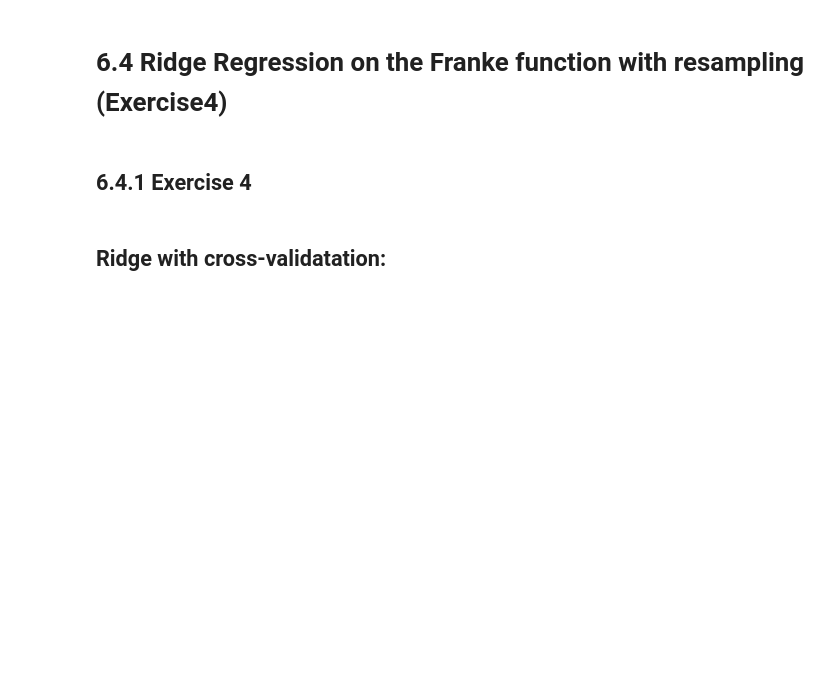
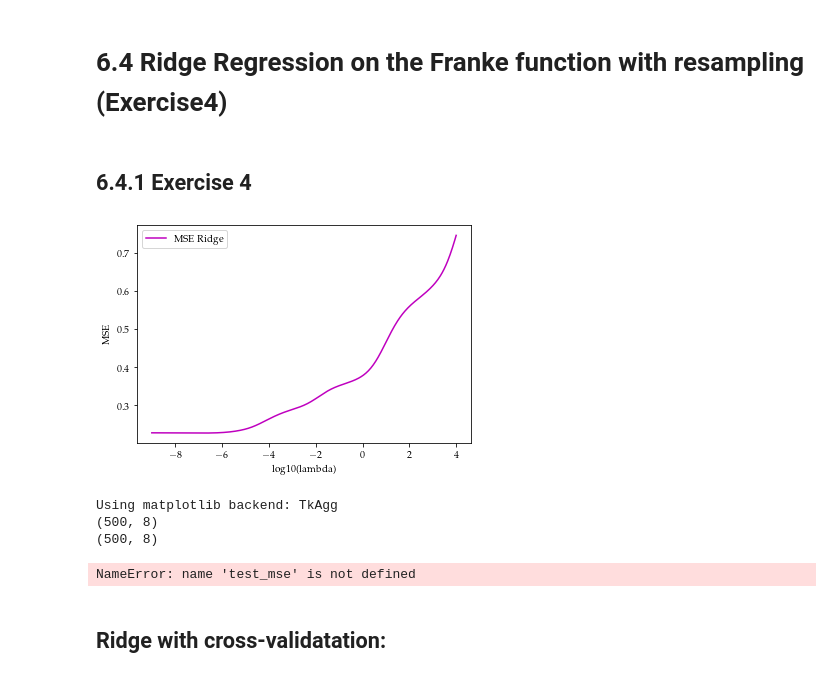
Before and after one commit to AndreasBordvik/FYS-STK4155-Prj1_report, a Jupyter notebook: code/Exercise6.ipynb, the cells around one changed output. Cells and saved outputs as stored; diff of their text form; code cells hidden in the pictures; blank space fills up the shorter version.

```diff
--- a/code/Exercise6.ipynb
+++ b/code/Exercise6.ipynb
@@ -500,47 +553,67 @@ plt.show()
 # %%
 #np.random.seed(4155)
 from sklearn.metrics import mean_squared_error
-degree = 10
+degree = 8
 min_lambda = -9
 max_lambda = 4
 nlambdas = 500
 lambdas = np.logspace(min_lambda,max_lambda, nlambdas)
 
+z_train_OLS = pd.DataFrame()
+z_hat_train_OLS = pd.DataFrame()
+z_test_OLS = pd.DataFrame()
+z_hat_test_OLS = pd.DataFrame()
 
 X = create_X(x,y,degree)
 X_train, X_test, t_train, t_test = prepare_data(X,z_flat, 4155, scale_X=True, scale_t=True)
 
 MSERidgePredict = np.zeros(nlambdas)
 MSEOurRidge = np.zeros(nlambdas)
 MSEsklearn = np.zeros(nlambdas)
 lambdas = np.logspace(min_lambda, max_lambda, nlambdas)
 for i in range(nlambdas):
     lmb = lambdas[i]
 
     # our Ridge
     model = RidgeRegression(lmb)
     z_hat_train = model.fit(X_train, t_train)
     z_hat_test = model.predict(X_test)
     MSEOurRidge[i] = MSE(t_test, z_hat_test)
     MSEsklearn[i] = mean_squared_error(t_test, z_hat_test)
 
-
-
-    # Storing data for all degrees
-    results = {"X_train":X_train, "X_test":X_test,"z_train":z_train, "z_test":z_test,
-               "z_hat_train":z_hat_train, "z_hat_test":z_hat_test, "model":model, "summary":summary_df}
-
-# MSE calculations for all lambdas
-#mse_scores_train = ((z_train_OLS - z_hat_train_OLS) ** 2).mean()
-#mse_scores_test = ((z_test_OLS - z_hat_test_OLS) ** 2).mean()
-
 plt.figure()
 plt.plot(np.log10(lambdas), MSEsklearn, 'm', label = "MSE Ridge")
 plt.xlabel('log10(lambda)')
 plt.ylabel('MSE')
-plt.grid(True)
 plt.legend()
 plt.show()
+# %% [output]
+[figure, added]
+# %%
+"""
+import matplotlib.ticker as mticker
+%matplotlib
+fig = plt.figure()
+ax = fig.add_subplot(111, projection='3d')
+ax.title.set_text("Plot of the Search Landscape")
+ax.set_xlabel("Polynomial degree"); ax.set_ylabel("Lambda index"); ax.set_zlabel("MSE")
+#ax.set_yticklabels(f"{np.log10(lambdas[i])}" for i in np.linspace(0,499,6,dtype=int))
+#ax.set_xticklabels(f"{deg-2}" for deg in range(1, degree+3,2))
+
+degs, lambs = np.meshgrid(range(degree), range(nlambdas))
+print(degs.shape)
+print(lambs.shape)
+print(test_mse.shape)
+surf = ax.plot_surface(degs, lambs, test_mse.swapaxes(0,1), cmap=cm.coolwarm)
+ax.view_init(elev=14., azim=-58.)
+ax.scatter(15, 15, best_mse, c='r', marker='o', s=100)
+plt.savefig(f"{REPORT_FIGURES}{EX6}search_landscape_ridge.pdf")
+"""
+# %% [output]
+Using matplotlib backend: TkAgg
+(500, 8)
+(500, 8)
+NameError: name 'test_mse' is not defined
 # %% [markdown]
 ## Ridge with cross-validatation:
 # %%
```
Also changed, not shown: parts of 6 cells of this notebook, 14 other files.
